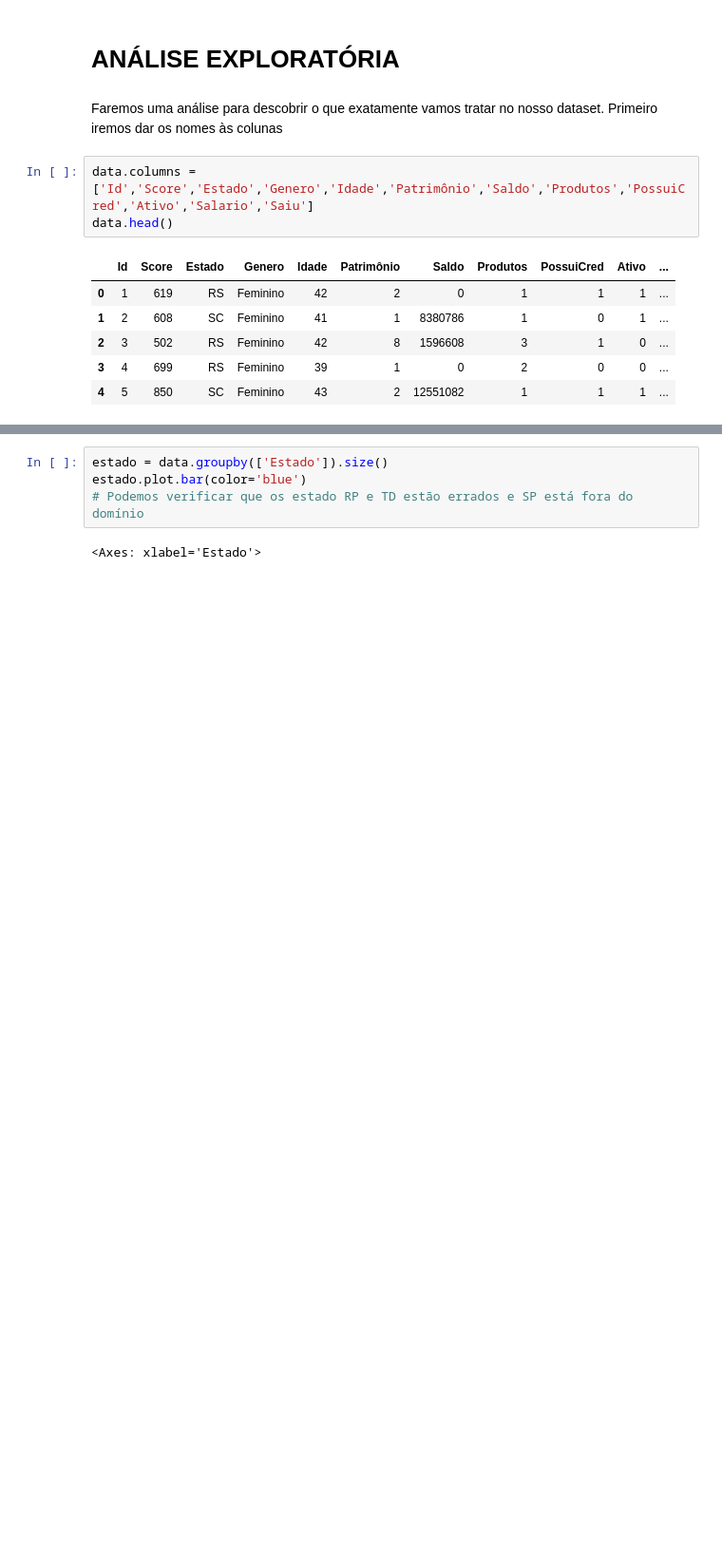
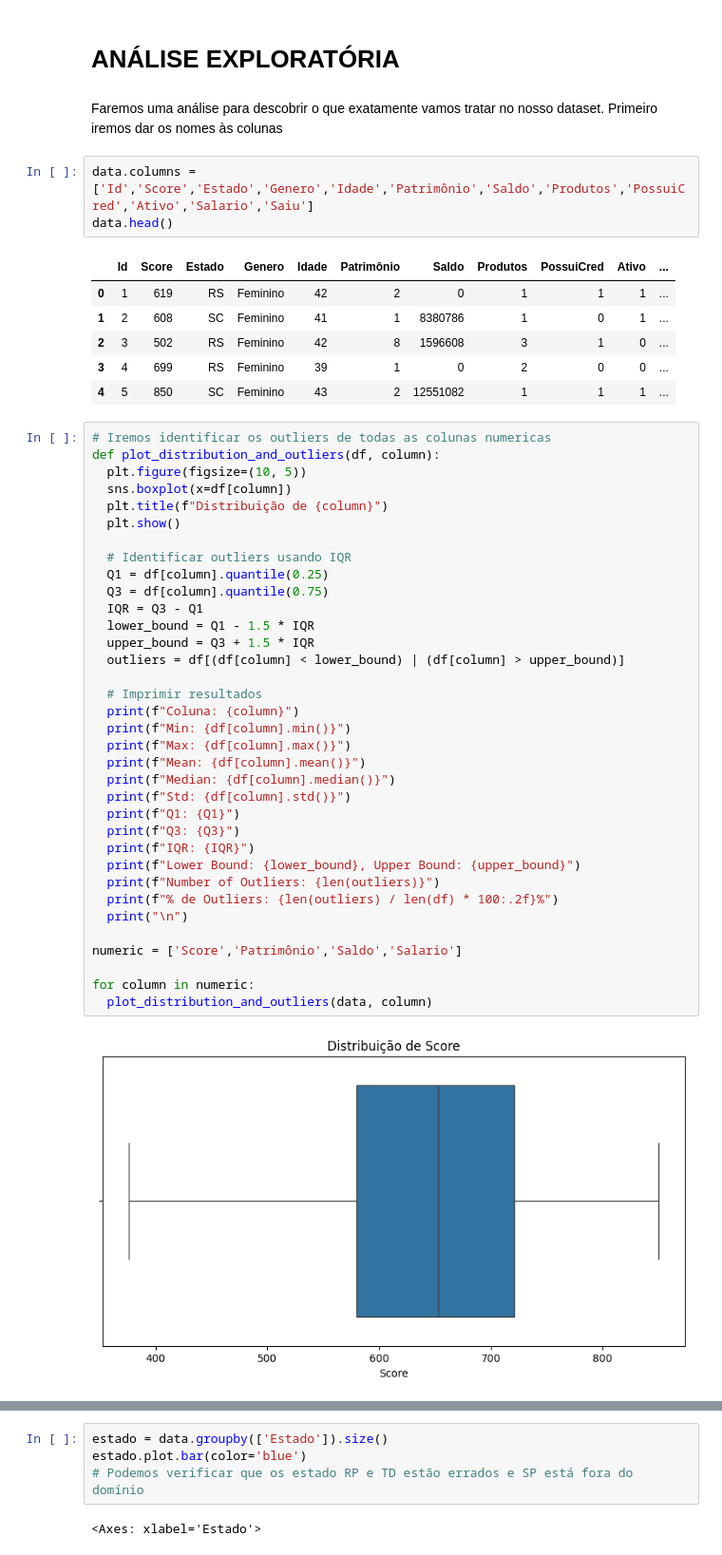
Before and after one commit to MarcosABP/Churn-Dataset, a Jupyter notebook: crashdata.ipynb, the cells around one changed output, grey strips where cells are left out. Shown: that part at 95% size. Saved outputs shown, nothing was run; the diff lists cells and outputs as text; blank space fills up the shorter version.

```diff
--- a/crashdata.ipynb
+++ b/crashdata.ipynb
@@ -33,3 +33,40 @@ data.head()
 | 2 | 3 | 502 | RS | Feminino | 42 | 8 | 1596608 | 3 | 1 | 0 | ... |
 | 3 | 4 | 699 | RS | Feminino | 39 | 1 | 0 | 2 | 0 | 0 | ... |
 | 4 | 5 | 850 | SC | Feminino | 43 | 2 | 12551082 | 1 | 1 | 1 | ... |
+# %%
+# Iremos identificar os outliers de todas as colunas numericas
+def plot_distribution_and_outliers(df, column):
+  plt.figure(figsize=(10, 5))
+  sns.boxplot(x=df[column])
+  plt.title(f"Distribuição de {column}")
+  plt.show()
+
+  # Identificar outliers usando IQR
+  Q1 = df[column].quantile(0.25)
+  Q3 = df[column].quantile(0.75)
+  IQR = Q3 - Q1
+  lower_bound = Q1 - 1.5 * IQR
+  upper_bound = Q3 + 1.5 * IQR
+  outliers = df[(df[column] < lower_bound) | (df[column] > upper_bound)]
+
+  # Imprimir resultados
+  print(f"Coluna: {column}")
+  print(f"Min: {df[column].min()}")
+  print(f"Max: {df[column].max()}")
+  print(f"Mean: {df[column].mean()}")
+  print(f"Median: {df[column].median()}")
+  print(f"Std: {df[column].std()}")
+  print(f"Q1: {Q1}")
+  print(f"Q3: {Q3}")
+  print(f"IQR: {IQR}")
+  print(f"Lower Bound: {lower_bound}, Upper Bound: {upper_bound}")
+  print(f"Number of Outliers: {len(outliers)}")
+  print(f"% de Outliers: {len(outliers) / len(df) * 100:.2f}%")
+  print("\n")
+
+numeric = ['Score','Patrimônio','Saldo','Salario']
+
+for column in numeric:
+  plot_distribution_and_outliers(data, column)
+# %% [output]
+[figure, added]
```
Also changed, not shown: parts of 22 cells of this notebook.
